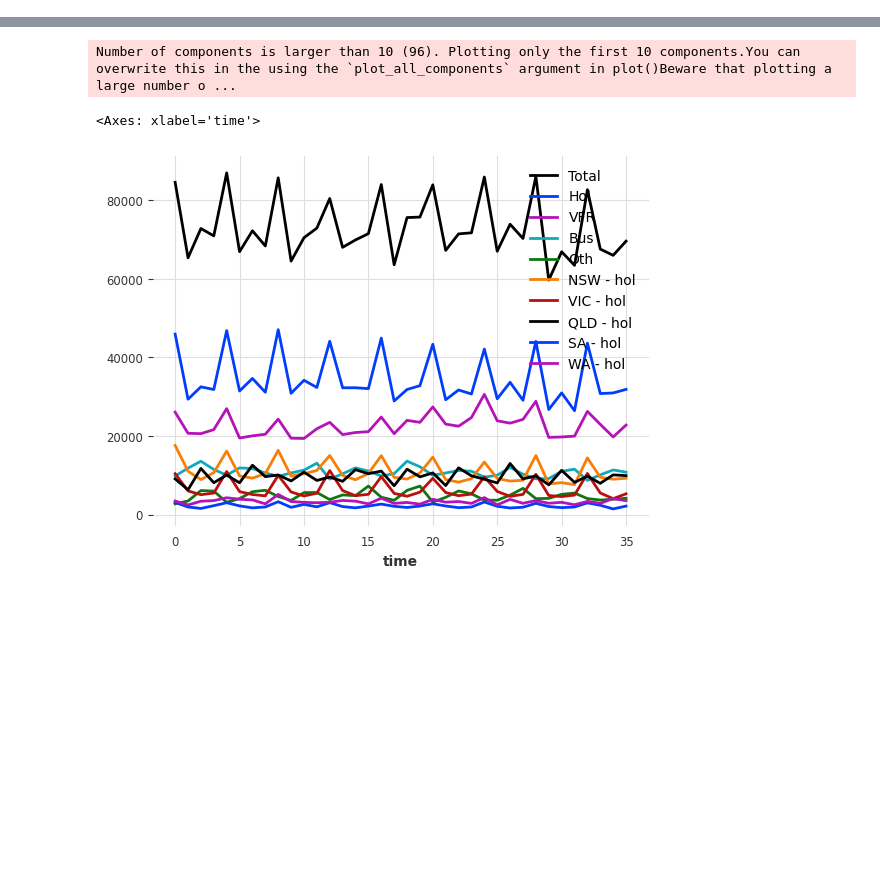
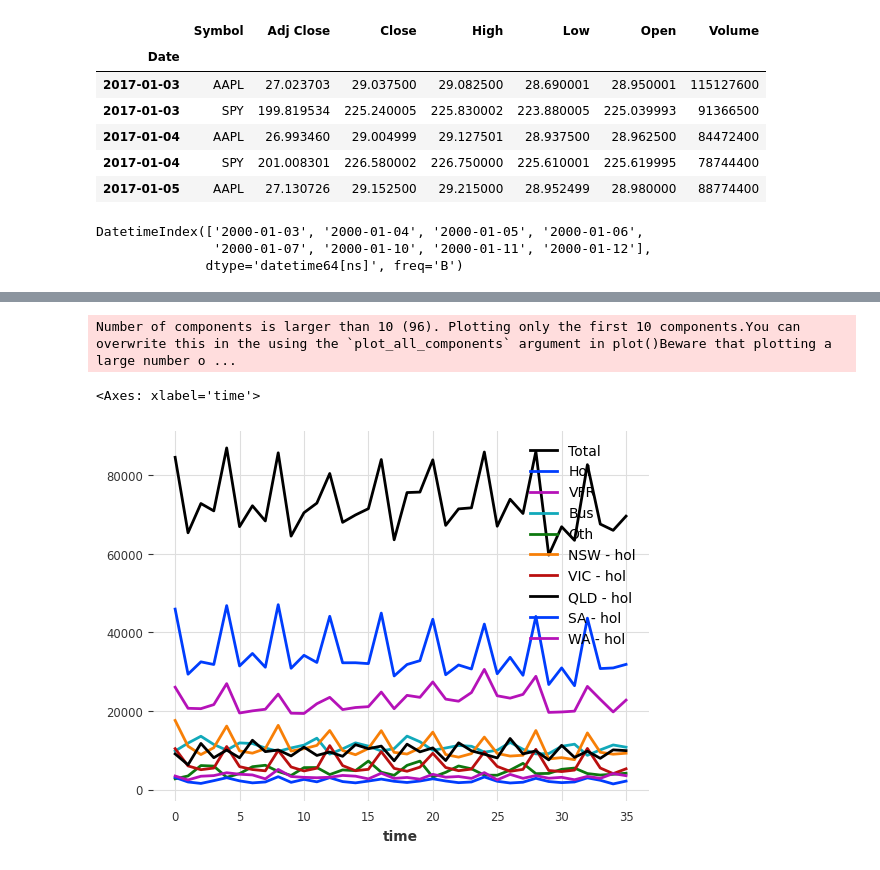
Before and after one commit to sanchezcarlosjr/evolufy, a Jupyter notebook: notebooks/1.0-cest-timeseries.ipynb, the cells around one changed output, grey strips where cells are left out. Cells and saved outputs as stored; diff of their text form; code cells hidden in the pictures; blank space fills up the shorter version.

```diff
--- a/notebooks/1.0-cest-timeseries.ipynb
+++ b/notebooks/1.0-cest-timeseries.ipynb
@@ -30,0 +9,18 @@ from darts.datasets import AirPassengersDataset,ETTh1Dataset,AusBeerDataset,Aust
+# %%
+df: pd.DataFrame = pd.read_parquet(raw_path('tickets.parquet')).set_index('Date')
+df.head()
+# %% [output]
+|  | Symbol | Adj Close | Close | High | Low | Open | Volume |
+| Date |  |  |  |  |  |  |  |
+| 2017-01-03 | AAPL | 27.023703 | 29.037500 | 29.082500 | 28.690001 | 28.950001 | 115127600 |
+| 2017-01-03 | SPY | 199.819534 | 225.240005 | 225.830002 | 223.880005 | 225.039993 | 91366500 |
+| 2017-01-04 | AAPL | 26.993460 | 29.004999 | 29.127501 | 28.937500 | 28.962500 | 84472400 |
+| 2017-01-04 | SPY | 201.008301 | 226.580002 | 226.750000 | 225.610001 | 225.619995 | 78744400 |
+| 2017-01-05 | AAPL | 27.130726 | 29.152500 | 29.215000 | 28.952499 | 28.980000 | 88774400 |
+# %%
+dates = pd.date_range('1/1/2000', periods=8, freq='B')
+dates
+# %% [output]
+DatetimeIndex(['2000-01-03', '2000-01-04', '2000-01-05', '2000-01-06',
+               '2000-01-07', '2000-01-10', '2000-01-11', '2000-01-12'],
+              dtype='datetime64[ns]', freq='B')
```
Also changed, not shown: parts of 12 cells of this notebook, 19 other files.
